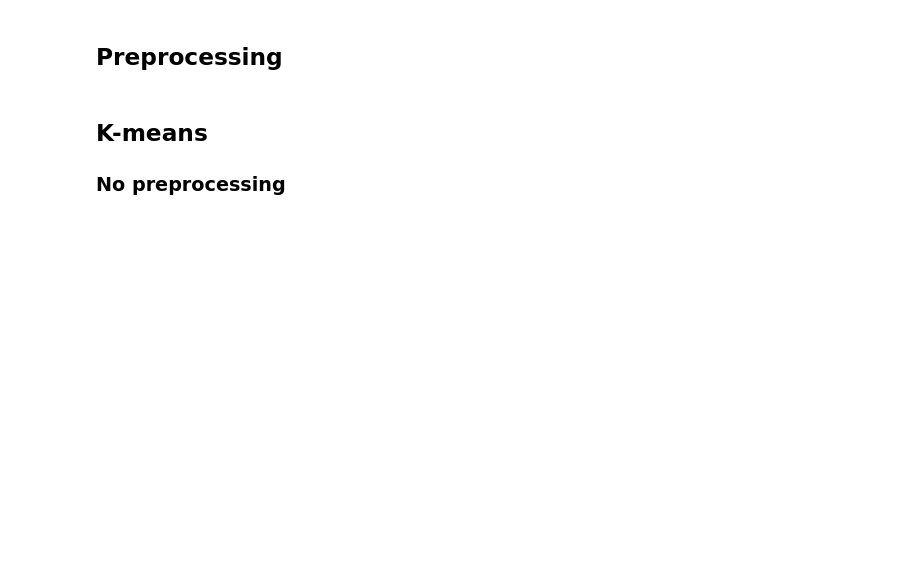
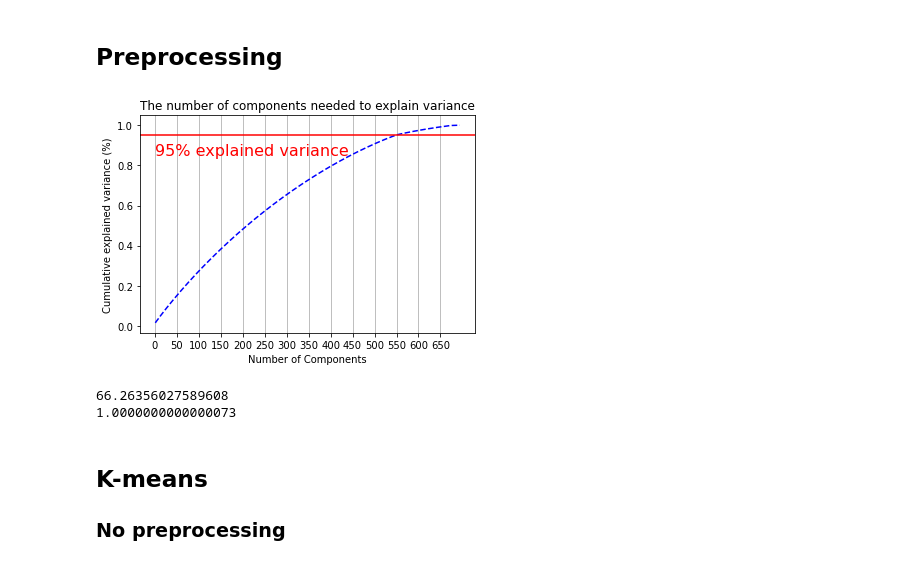
Before and after one commit to 4llu/data-mining-course, a Jupyter notebook: msdata.ipynb, the cells around one changed output. Drawn from its saved outputs; the diff is of its cells as text; code cells hidden in the pictures; blank space fills up the shorter version.

```diff
--- a/msdata.ipynb
+++ b/msdata.ipynb
@@ -65,3 +91,56 @@ data_pr = scaler.fit_transform(data)
+# %%
+# Scaling: mean center and divide by standard deviation
+scaler = StandardScaler()
+data_std = scaler.fit_transform(data)
+
+# Scaling: Each feature scaled to [0,1]
+scaler = MinMaxScaler()
+data_minmax = scaler.fit_transform(data)
+
+#Finding out how many PCA components we might want to have
+pca = PCA().fit(data_minmax)
+x = np.arange(1, 695, step=1)
+y = np.cumsum(pca.explained_variance_ratio_)
+fig, ax = plt.subplots()
+plt.plot(x, y, marker='', linestyle='--', color='b')
+plt.xlabel('Number of Components')
+plt.xticks(np.arange(0, 695, step=50))
+plt.ylabel('Cumulative explained variance (%)')
+plt.title('The number of components needed to explain variance')
+plt.axhline(y=0.95, color='r', linestyle='-')
+plt.text(0.5, 0.85, '95% explained variance', color = 'red', fontsize=16)
+ax.grid(axis='x')
+plt.show()
+
+#PCA
+data_pca = pd.DataFrame(PCA(n_components=550).fit_transform(data_std))
+#PCA produces negatives so shifting by min value
+data_pca_pos = data_pca - data_pca.to_numpy().min()
+print(data_pca_pos.to_numpy().max())
+
+#Spectral embedding
+data_spec_emb = SpectralEmbedding(n_components = 550).fit_transform(data_std)
+data_spec_emb.shape
+
+#Affinity (><distance) matrices
+aff_euc = 1/(1+euclidean_distances(data))
+aff_cos = cosine_similarity(data)
+
+aff_std_euc = 1/(1+euclidean_distances(data_std))
+aff_std_cos = cosine_similarity(data_std)
+
+
+aff_minmax_euc = 1/(1+euclidean_distances(data_minmax))
+aff_minmax_cos = cosine_similarity(data_minmax)
+print(aff_minmax_cos.max())
+
+#PCA Affinity (><distance) matrices
+aff_pca_euc = 1/(1+euclidean_distances(data_pca))
+aff_pca_cos = cosine_similarity(data_pca)
+# %% [output]
+[figure, added]
+66.26356027589608
+1.0000000000000073
 # %% [markdown]
 ## K-means
 
```
Also changed, not shown: parts of 21 cells of this notebook.
